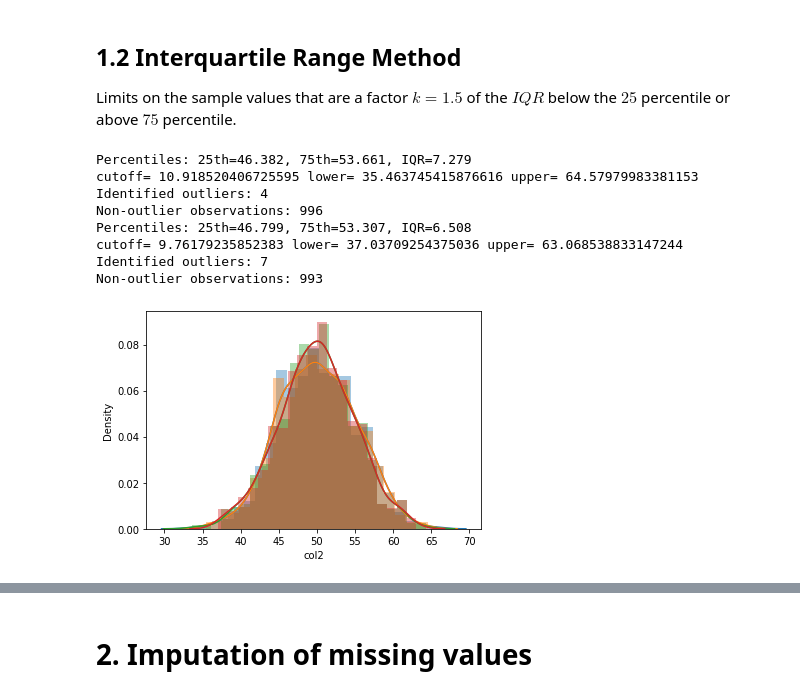
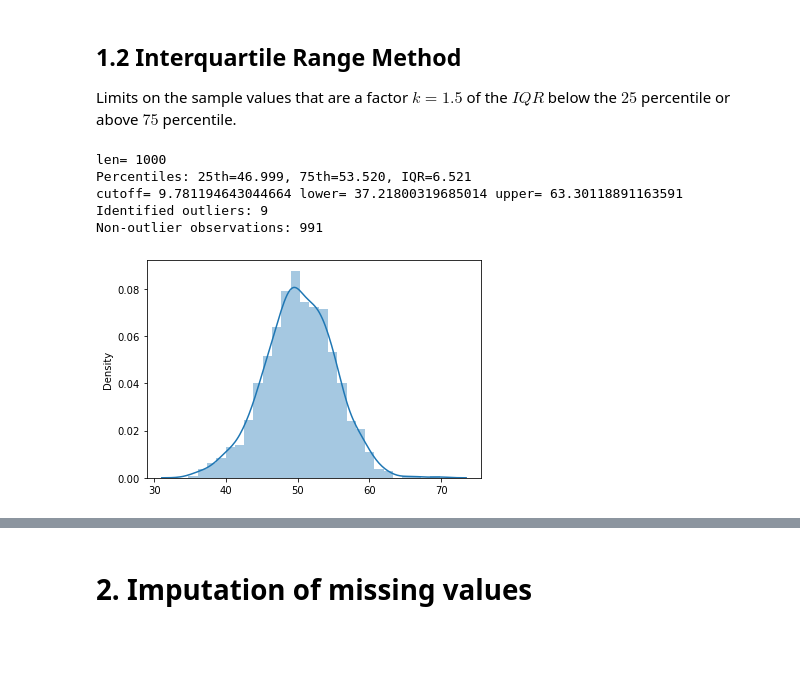
Before and after one commit to martinkukucka/IAU_Projekt, a Jupyter notebook: 2020-2021-master/cvicenia/notebooks/tyzden-06/IAU_outlier_missing_transform.ipynb, the cells around one changed output, grey strips where cells are left out. Drawn from its saved outputs; the diff is of its cells as text; code cells hidden in the pictures; blank space fills up the shorter version.

```diff
--- a/2020-2021-master/cvicenia/notebooks/tyzden-06/IAU_outlier_missing_transform.ipynb
+++ b/2020-2021-master/cvicenia/notebooks/tyzden-06/IAU_outlier_missing_transform.ipynb
@@ -67,57 +67,34 @@ Limits on the sample values that are a factor $k=1.5$ of the $IQR$ below the $25
 # %%
 from numpy.random import seed
 from numpy.random import randn
 from numpy import percentile
-import pandas as pd
 
-def replace_outliers(data_frame, columns):
+seed(1)
+data = 5 * randn(1000) + 50
+sns.distplot(data)
+print('len=', len(data))
 
-    for i in range(len(columns)):
-        sns.distplot(data_frame[columns[i]])
+# calculate interquartile range
+q25, q75 = percentile(data, 25), percentile(data, 75)
+iqr = q75 - q25
+print('Percentiles: 25th=%.3f, 75th=%.3f, IQR=%.3f' % (q25, q75, iqr))
 
-        # calculate interquartile range
-        q25, q75 = percentile(data_frame[columns[i]], 25), percentile(data_frame[columns[i]], 75)
-        iqr = q75 - q25
-        print('Percentiles: 25th=%.3f, 75th=%.3f, IQR=%.3f' % (q25, q75, iqr))
+# calculate the outlier cutoff
+cut_off = iqr * 1.5
+lower, upper = q25 - cut_off, q75 + cut_off
+print('cutoff=', cut_off, 'lower=', lower, 'upper=', upper)
 
-        # calculate the outlier cutoff
-        cut_off = iqr * 1.5
-        lower, upper = q25 - cut_off, q75 + cut_off
-        print('cutoff=', cut_off, 'lower=', lower, 'upper=', upper)
+# identify outliers
+outliers = [x for x in data if x < lower or x > upper]
+print('Identified outliers: %d' % len(outliers))
 
-        # identify outliers
-        outliers = data_frame[columns[i]][(data_frame[columns[i]] > upper) | (data_frame[columns[i]] < lower)]
-        print('Identified outliers: %d' % len(outliers))
-
-        # data without outliers
-        outliers_removed = data_frame[columns[i]][(data_frame[columns[i]] <= upper) & (data_frame[columns[i]] >= lower)]
-        print('Non-outlier observations: %d' % len(outliers_removed))
-
-
-        for j, value in data_frame.iterrows():
-                    if value[columns[i]] < lower:
-                        data_frame.loc[j, columns[i]] = lower
-                    elif value[columns[i]] > upper:
-                        data_frame.loc[j, columns[i]] = upper
-
-        sns.distplot(data_frame[columns[i]])
-
-    return data_frame
+# remove outliers
+outliers_removed = [x for x in data if x >= lower and x <= upper]
+print('Non-outlier observations: %d' % len(outliers_removed))
+# %% [output]
+len= 1000
+Percentiles: 25th=46.999, 75th=53.520, IQR=6.521
+cutoff= 9.781194643044664 lower= 37.21800319685014 upper= 63.30118891163591
+Identified outliers: 9
+Non-outlier observations: 991
+[figure, added]
-# %%
-d = {'col1':[], 'col2':[]}
-df = pd.DataFrame(data=d)
-
-df['col1'] = 5 * randn(1000) + 50
-df['col2'] = 5 * randn(1000) + 50
-# df['col1'] = replace_outliers(df, 'col1')
-df = replace_outliers(df, ['col1', 'col2'])
-# %% [output]
-Percentiles: 25th=46.382, 75th=53.661, IQR=7.279
-cutoff= 10.918520406725595 lower= 35.463745415876616 upper= 64.57979983381153
-Identified outliers: 4
-Non-outlier observations: 996
-Percentiles: 25th=46.799, 75th=53.307, IQR=6.508
-cutoff= 9.76179235852383 lower= 37.03709254375036 upper= 63.068538833147244
-Identified outliers: 7
-Non-outlier observations: 993
-[figure, removed]
```
Also changed, not shown: parts of 4 cells of this notebook, 6 other files.
